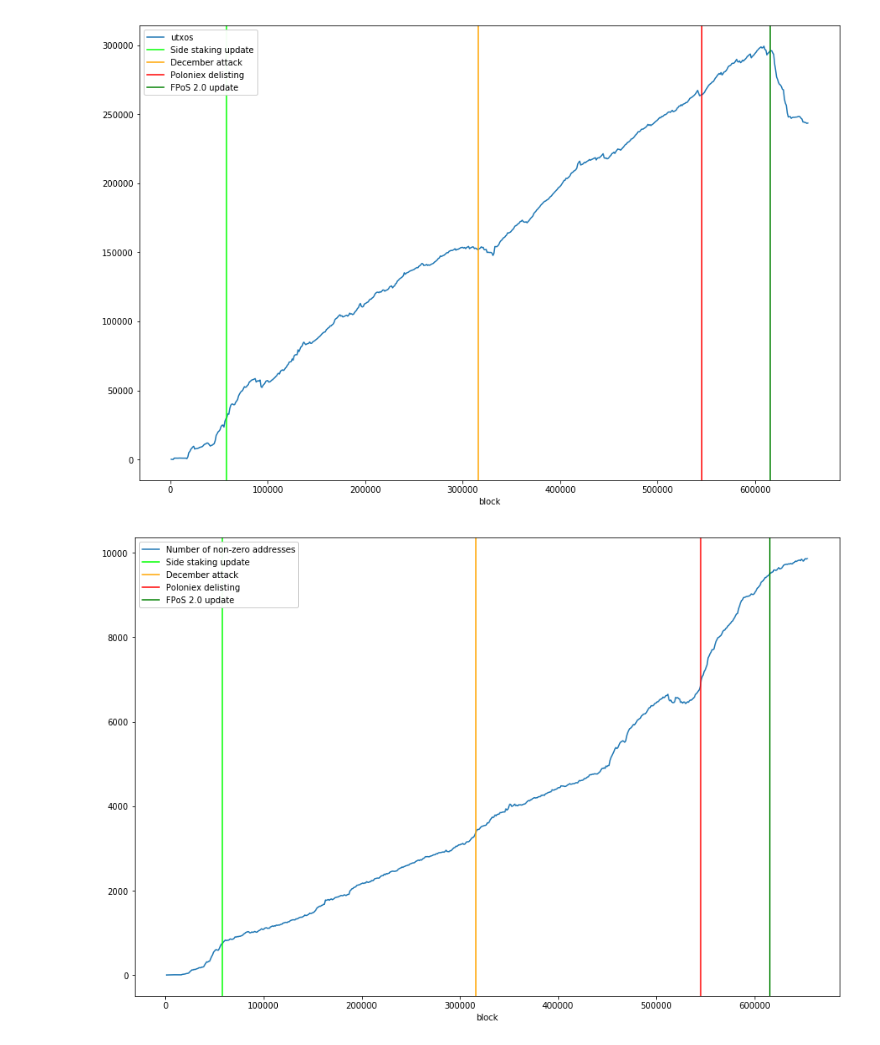
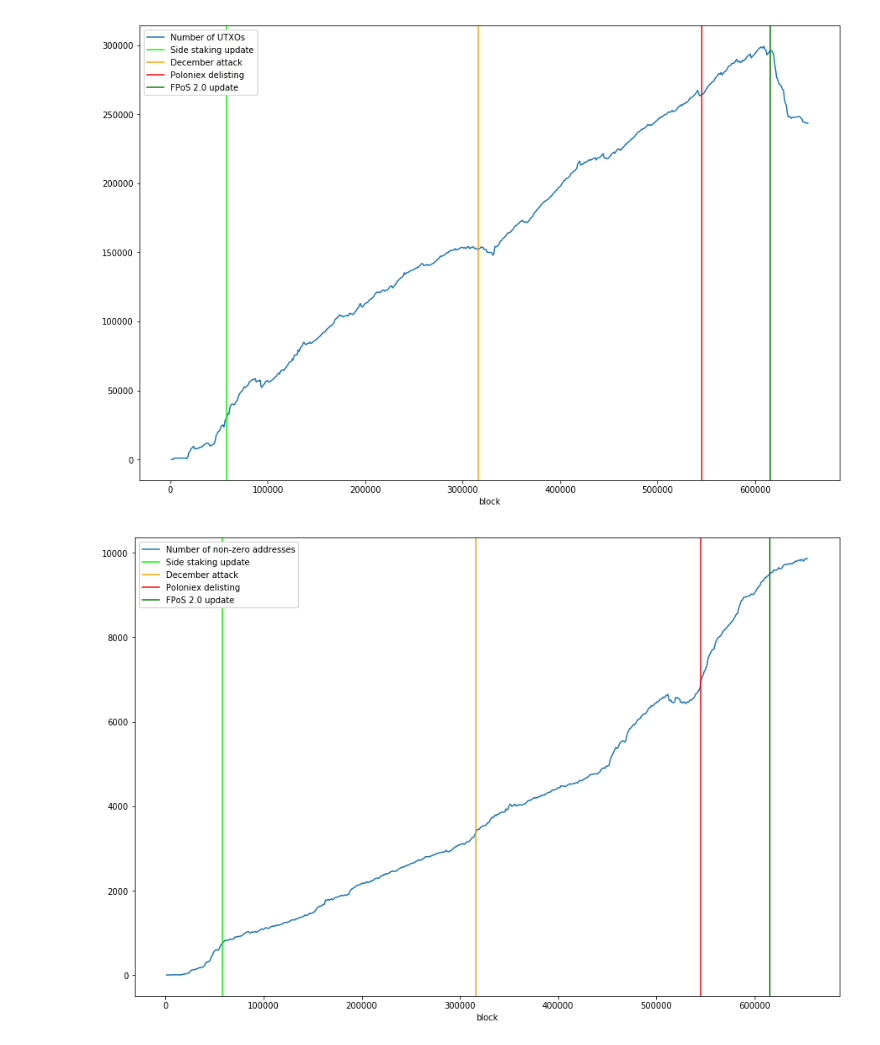
Before and after one commit to Astrych/pink-stats, a Jupyter notebook: Pinkcoin UTXOs and addresses statistics.ipynb, the cells around one changed output. Cells and saved outputs as stored; diff of their text form; code cells hidden in the pictures.

```diff
--- a/Pinkcoin UTXOs and addresses statistics.ipynb
+++ b/Pinkcoin UTXOs and addresses statistics.ipynb
@@ -7,14 +7,14 @@ import numpy as np
 # %%
 data = pd.read_csv("csvs/addresses_file.csv")
 # %%
-data.plot(x="block", y="utxos", figsize=(15, 10))
+data.plot(x="block", y="utxos", figsize=(15, 10), label="Number of UTXOs")
 plt.axvline(x=58000, ymin=0, ymax=300000, color="lime", label="Side staking update")
 plt.axvline(x=316000, ymin=0, ymax=300000, color="orange", label="December attack")
 plt.axvline(x=545000, ymin=0, ymax=300000, color="red", label="Poloniex delisting")
 plt.axvline(x=615545, ymin=0, ymax=300000, color="green", label="FPoS 2.0 update")
 plt.legend(loc="upper left", framealpha=0.95);
 # %% [output]
-[figure, old version]
+[figure, new version]
 # %%
 data.plot(x="block", y="addresses", figsize=(15, 10), label="Number of non-zero addresses")
 plt.axvline(x=58000, ymin=0, ymax=300000, color="lime", label="Side staking update")
```
Also changed, not shown: 4 other files.
